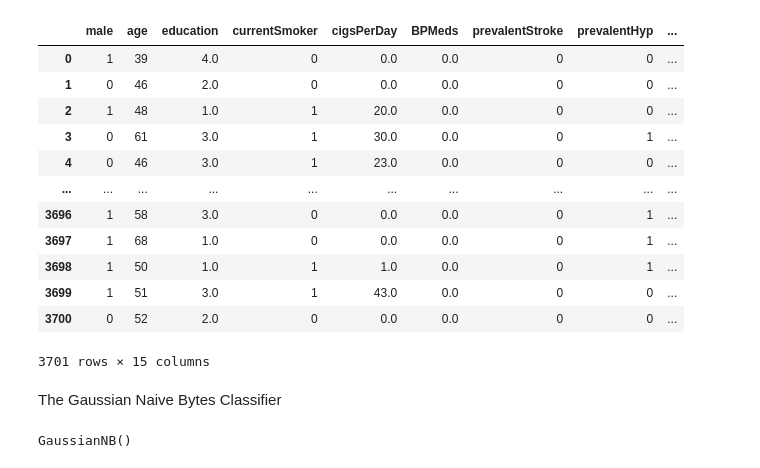
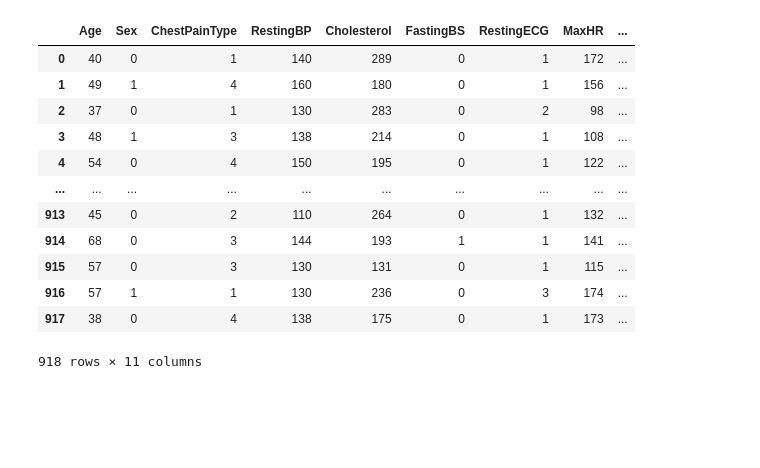
Before and after one commit to prathamagrawal/HeartBr, a Jupyter notebook: mlmodel.ipynb, the cells around one changed output. Cells and saved outputs as stored; diff of their text form; code cells hidden in the pictures; blank space fills up the shorter version.

```diff
--- a/mlmodel.ipynb
+++ b/mlmodel.ipynb
@@ -23,0 +59,6 @@ data
+# %%
+data['ChestPainType']=data['ChestPainType'].replace('ATA',1)
+data['ChestPainType']=data['ChestPainType'].replace('TA',2)
+data['ChestPainType']=data['ChestPainType'].replace('ASY',3)
+data['ChestPainType']=data['ChestPainType'].replace('NAP',4)
+data['ChestPainType'].unique()
@@ -23,0 +67,5 @@ data
+# %%
+data['RestingECG']=data['RestingECG'].replace('Normal',1)
+data['RestingECG']=data['RestingECG'].replace('ST',2)
+data['RestingECG']=data['RestingECG'].replace('LVH',3)
+data['RestingECG'].unique()
@@ -23,0 +74,4 @@ data
+# %%
+data['ExerciseAngina']=data['ExerciseAngina'].replace('N',0)
+data['ExerciseAngina']=data['ExerciseAngina'].replace('Y',1)
+data['ExerciseAngina'].unique()
@@ -24,30 +103,21 @@ data
 # %%
-y=data['TenYearCHD']
-X=data.iloc[:,0:15]
+y=data['HeartDisease']
+X=data.iloc[:,0:11]
+X
+# %% [output]
+|  | Age | Sex | ChestPainType | RestingBP | Cholesterol | FastingBS | RestingECG | MaxHR | ... |
+| 0 | 40 | 0 | 1 | 140 | 289 | 0 | 1 | 172 | ... |
+| 1 | 49 | 1 | 4 | 160 | 180 | 0 | 1 | 156 | ... |
+| 2 | 37 | 0 | 1 | 130 | 283 | 0 | 2 | 98 | ... |
+| 3 | 48 | 1 | 3 | 138 | 214 | 0 | 1 | 108 | ... |
+| 4 | 54 | 0 | 4 | 150 | 195 | 0 | 1 | 122 | ... |
+| ... | ... | ... | ... | ... | ... | ... | ... | ... | ... |
+| 913 | 45 | 0 | 2 | 110 | 264 | 0 | 1 | 132 | ... |
+| 914 | 68 | 0 | 3 | 144 | 193 | 1 | 1 | 141 | ... |
+| 915 | 57 | 0 | 3 | 130 | 131 | 0 | 1 | 115 | ... |
+| 916 | 57 | 1 | 1 | 130 | 236 | 0 | 3 | 174 | ... |
+| 917 | 38 | 0 | 4 | 138 | 175 | 0 | 1 | 173 | ... |
+918 rows × 11 columns
-# %%
-X
-# %% [output]
-|  | male | age | education | currentSmoker | cigsPerDay | BPMeds | prevalentStroke | prevalentHyp | ... |
-| 0 | 1 | 39 | 4.0 | 0 | 0.0 | 0.0 | 0 | 0 | ... |
-| 1 | 0 | 46 | 2.0 | 0 | 0.0 | 0.0 | 0 | 0 | ... |
-| 2 | 1 | 48 | 1.0 | 1 | 20.0 | 0.0 | 0 | 0 | ... |
-| 3 | 0 | 61 | 3.0 | 1 | 30.0 | 0.0 | 0 | 1 | ... |
-| 4 | 0 | 46 | 3.0 | 1 | 23.0 | 0.0 | 0 | 0 | ... |
-| ... | ... | ... | ... | ... | ... | ... | ... | ... | ... |
-| 3696 | 1 | 58 | 3.0 | 0 | 0.0 | 0.0 | 0 | 1 | ... |
-| 3697 | 1 | 68 | 1.0 | 0 | 0.0 | 0.0 | 0 | 1 | ... |
-| 3698 | 1 | 50 | 1.0 | 1 | 1.0 | 0.0 | 0 | 1 | ... |
-| 3699 | 1 | 51 | 3.0 | 1 | 43.0 | 0.0 | 0 | 0 | ... |
-| 3700 | 0 | 52 | 2.0 | 0 | 0.0 | 0.0 | 0 | 0 | ... |
-3701 rows × 15 columns
 # %%
 from sklearn.model_selection import train_test_split
 X_train, X_test, y_train, y_test = train_test_split(X, y, test_size=0.3, random_state=0)
-# %% [markdown]
-The Gaussian Naive Bytes Classifier
-# %%
-from sklearn.naive_bayes import GaussianNB
-gnb = GaussianNB()
-gnb.fit(X,y)
-# %% [output]
-GaussianNB()
```
Also changed, not shown: parts of 62 cells of this notebook, 2 other files.
